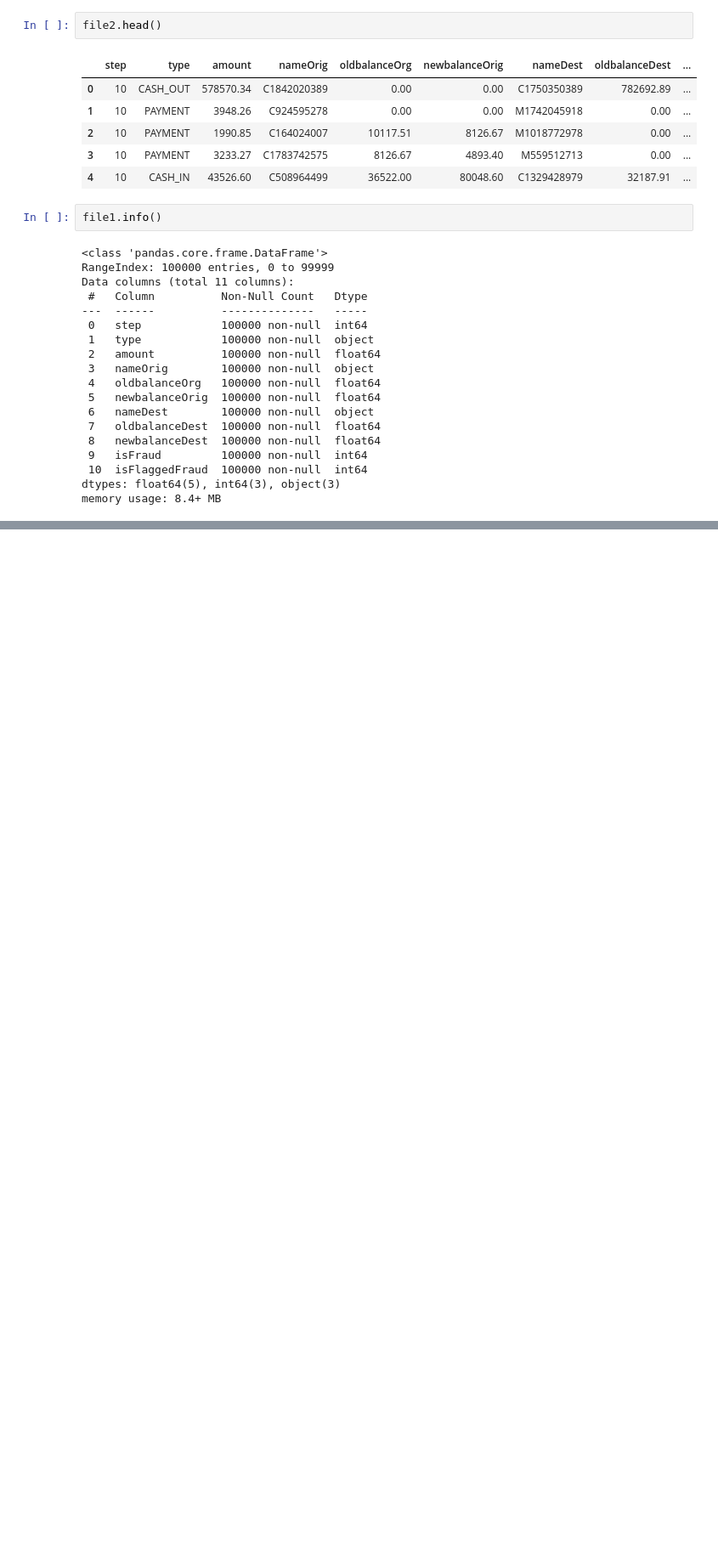
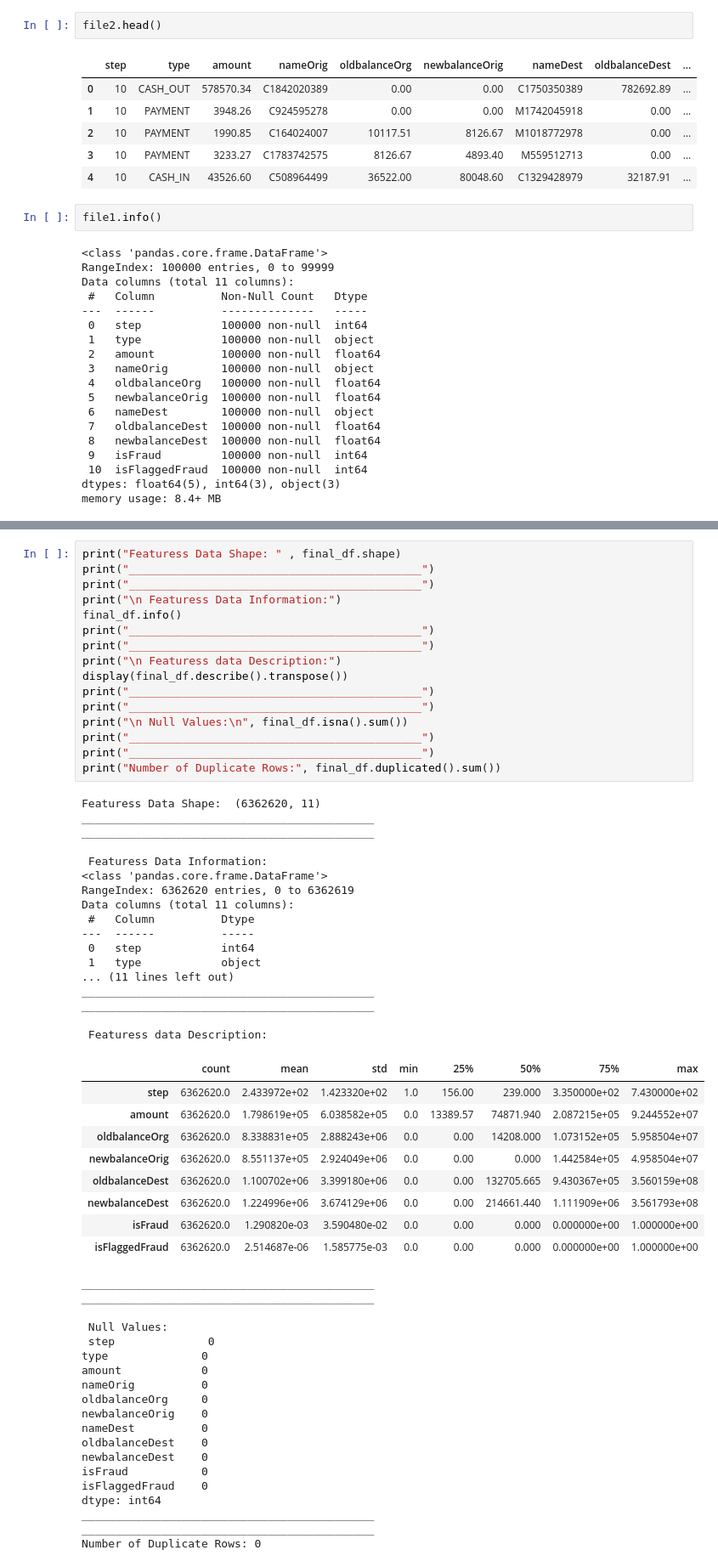
Before and after one commit to sahil82764/Fraud-Detection-in-Financial-Transactions, a Jupyter notebook: notebook/example.ipynb, the cells around one changed output, grey strips where cells are left out. Shown: that part at 85% size. Cells and saved outputs as stored; diff of their text form; blank space fills up the shorter version.

Commit message:
data transformation finished

```diff
--- a/notebook/example.ipynb
+++ b/notebook/example.ipynb
@@ -189,0 +206,62 @@ memory usage: 8.4+ MB
+# %%
+print("Featuress Data Shape: " , final_df.shape)
+print("____________________________________________")
+print("____________________________________________")
+print("\n Featuress Data Information:")
+final_df.info()
+print("____________________________________________")
+print("____________________________________________")
+print("\n Featuress data Description:")
+display(final_df.describe().transpose())
+print("____________________________________________")
+print("____________________________________________")
+print("\n Null Values:\n", final_df.isna().sum())
+print("____________________________________________")
+print("____________________________________________")
+print("Number of Duplicate Rows:", final_df.duplicated().sum())
+# %% [output]
+Featuress Data Shape:  (6362620, 11)
+____________________________________________
+____________________________________________
+
+ Featuress Data Information:
+<class 'pandas.core.frame.DataFrame'>
+RangeIndex: 6362620 entries, 0 to 6362619
+Data columns (total 11 columns):
+ #   Column          Dtype
+---  ------          -----
+ 0   step            int64
+ 1   type            object
+... (11 lines left out)
+____________________________________________
+____________________________________________
+
+ Featuress data Description:
+|  | count | mean | std | min | 25% | 50% | 75% | max |
+| step | 6362620.0 | 2.433972e+02 | 1.423320e+02 | 1.0 | 156.00 | 239.000 | 3.350000e+02 | 7.430000e+02 |
+| amount | 6362620.0 | 1.798619e+05 | 6.038582e+05 | 0.0 | 13389.57 | 74871.940 | 2.087215e+05 | 9.244552e+07 |
+| oldbalanceOrg | 6362620.0 | 8.338831e+05 | 2.888243e+06 | 0.0 | 0.00 | 14208.000 | 1.073152e+05 | 5.958504e+07 |
+| newbalanceOrig | 6362620.0 | 8.551137e+05 | 2.924049e+06 | 0.0 | 0.00 | 0.000 | 1.442584e+05 | 4.958504e+07 |
+| oldbalanceDest | 6362620.0 | 1.100702e+06 | 3.399180e+06 | 0.0 | 0.00 | 132705.665 | 9.430367e+05 | 3.560159e+08 |
+| newbalanceDest | 6362620.0 | 1.224996e+06 | 3.674129e+06 | 0.0 | 0.00 | 214661.440 | 1.111909e+06 | 3.561793e+08 |
+| isFraud | 6362620.0 | 1.290820e-03 | 3.590480e-02 | 0.0 | 0.00 | 0.000 | 0.000000e+00 | 1.000000e+00 |
+| isFlaggedFraud | 6362620.0 | 2.514687e-06 | 1.585775e-03 | 0.0 | 0.00 | 0.000 | 0.000000e+00 | 1.000000e+00 |
+____________________________________________
+____________________________________________
+
+ Null Values:
+ step              0
+type              0
+amount            0
+nameOrig          0
+oldbalanceOrg     0
+newbalanceOrig    0
+nameDest          0
+oldbalanceDest    0
+newbalanceDest    0
+isFraud           0
+isFlaggedFraud    0
+dtype: int64
+____________________________________________
+____________________________________________
+Number of Duplicate Rows: 0
```
Also changed, not shown: parts of 1 cell of this notebook, 4 other files.
